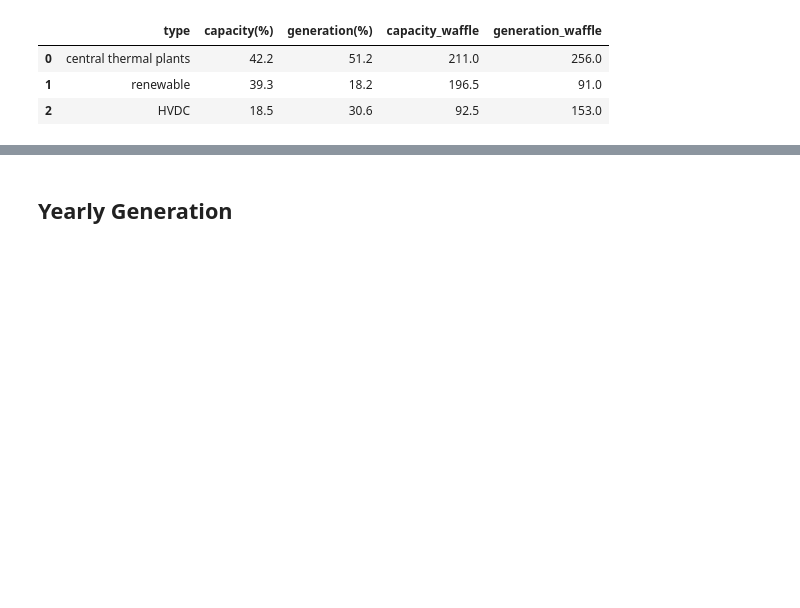
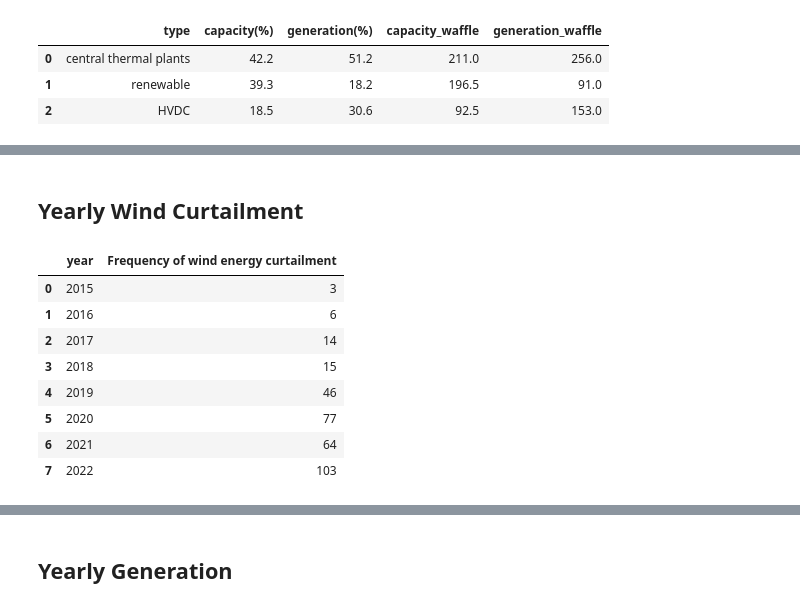
Before and after one commit to junekim6/jeju-curtailment, a Jupyter notebook: jeju renewables.ipynb, the cells around one changed output, grey strips where cells are left out. Cells and saved outputs as stored; diff of their text form; code cells hidden in the pictures; blank space fills up the shorter version.

```diff
--- a/jeju renewables.ipynb
+++ b/jeju renewables.ipynb
@@ -269,0 +289,16 @@ Saving 6.67 x 6.67 in image
+# %% [markdown]
+## Yearly Wind Curtailment
+# %%
+curtailment = pd.read_csv("wind_curtailment_frequency.csv")
+# %%
+curtailment
+# %% [output]
+|  | year | Frequency of wind energy curtailment |
+| 0 | 2015 | 3 |
+| 1 | 2016 | 6 |
+| 2 | 2017 | 14 |
+| 3 | 2018 | 15 |
+| 4 | 2019 | 46 |
+| 5 | 2020 | 77 |
+| 6 | 2021 | 64 |
+| 7 | 2022 | 103 |
```
Also changed, not shown: parts of 7 cells of this notebook, 1 other file.
